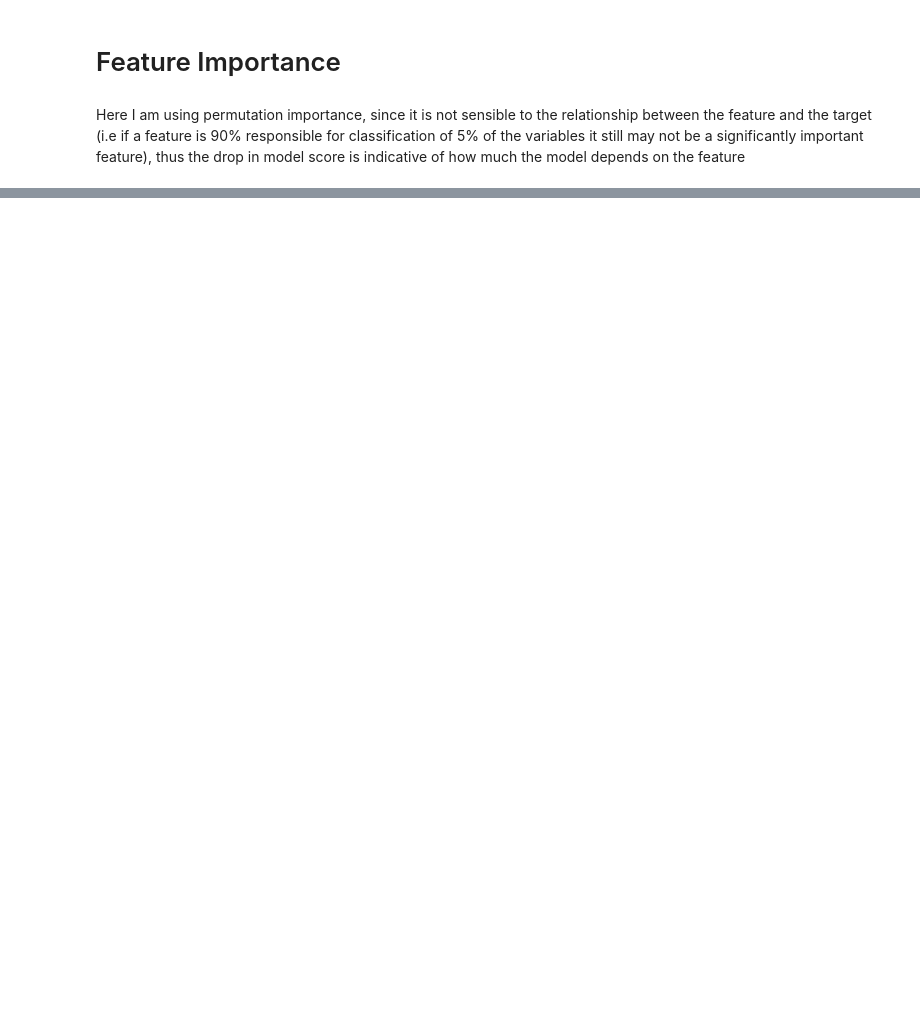
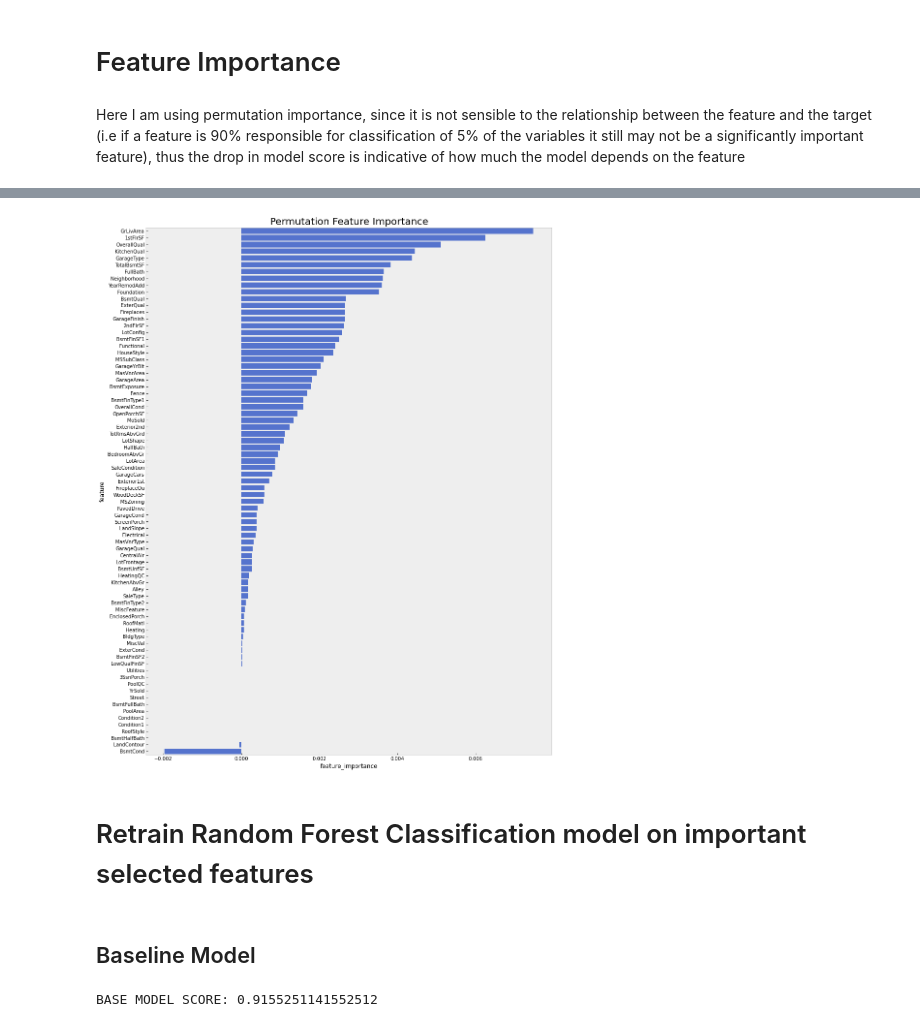
Before and after one commit to traceymai/housing, a Jupyter notebook: housing.ipynb, the cells around one changed output, grey strips where cells are left out. Cells and saved outputs as stored; diff of their text form; code cells hidden in the pictures; blank space fills up the shorter version.

```diff
--- a/housing.ipynb
+++ b/housing.ipynb
@@ -429,0 +426,6 @@ imp_df.head()
+# %%
+plt.figure(figsize=(15, 20))
+var_imp_plot(imp_df, "Permutation Feature Importance")
+plt.show()
+# %% [output]
+[figure, added]
@@ -429,0 +436,4 @@ imp_df.head()
+# %% [markdown]
+# Retrain Random Forest Classification model on important selected features
+# %% [markdown]
+## Baseline Model
@@ -429,0 +445,7 @@ imp_df.head()
+# %%
+rf = RandomForestClassifier()
+rf.fit(X_train, _y_train_base)
+
+print("BASE MODEL SCORE: {}".format(rf.score(X_test, _y_test_base)))
+# %% [output]
+BASE MODEL SCORE: 0.9155251141552512
```
Also changed, not shown: parts of 31 cells of this notebook.
